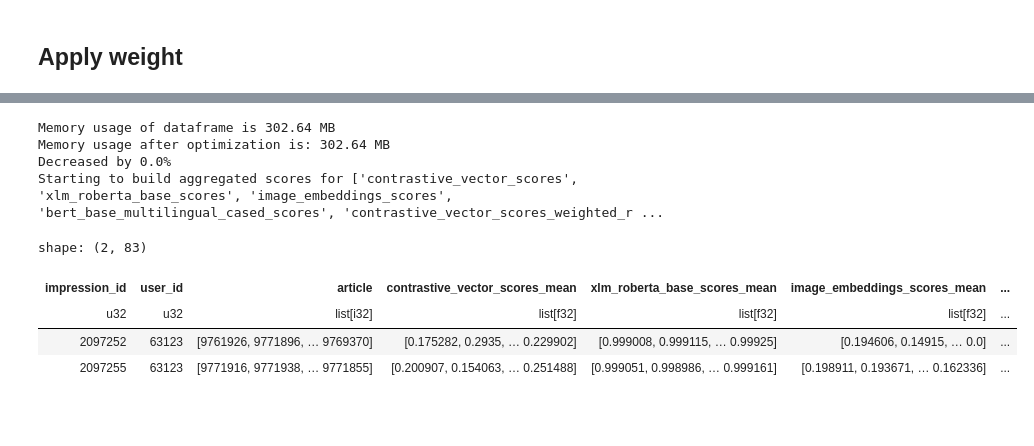
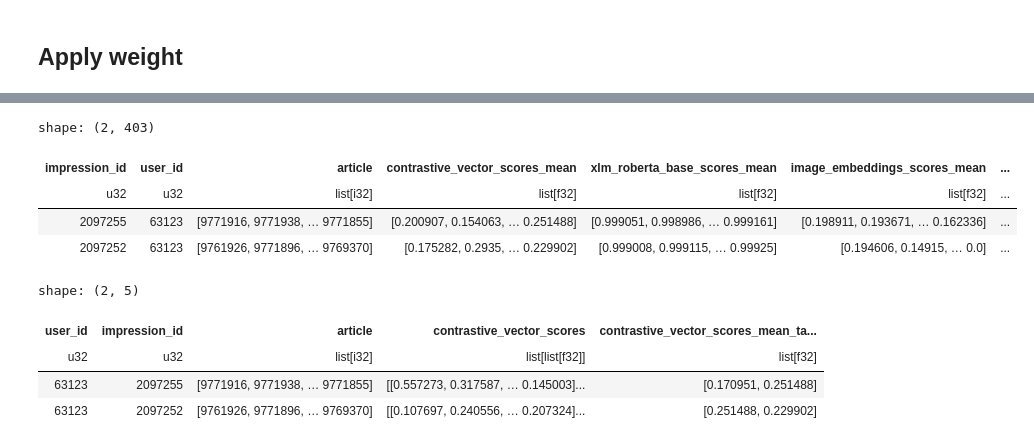
Before and after one commit to recsyspolimi/recsys-challenge-2024-ekstrabladet, a Jupyter notebook: notebooks/embedding/scores_embedding.ipynb, the cells around one changed output, grey strips where cells are left out. Cells and saved outputs as stored; diff of their text form; code cells hidden in the pictures; blank space fills up the shorter version.

Commit message:
lorenzo_embeddings_weightening

```diff
--- a/notebooks/embedding/scores_embedding.ipynb
+++ b/notebooks/embedding/scores_embedding.ipynb
@@ -270,6 +297,7 @@ history_all_w = history_w_articles.select('user_id', 'time_to_impression', 'impr
         (pl.col('scroll_percentage_fixed') - pl.col('scroll_percentage_fixed').min()).truediv(pl.col('scroll_percentage_fixed').max() - pl.col('scroll_percentage_fixed').min()).over('user_id').alias('scroll_percentage_fixed_mmnorm'),
         # time_to_impression
         pl.col('time_to_impression').dt.total_minutes().sqrt().alias('time_to_impression_minutes_sqrt'),
+        pl.lit(1).truediv(pl.col('time_to_impression').dt.total_minutes().sqrt() + 1).alias('time_to_impression_inverse_sqrt'),
     ).with_columns(
         pl.when(pl.col('read_time_fixed_article_len_ratio').is_infinite()).then(0.0).otherwise(pl.col('read_time_fixed_article_len_ratio')).alias('read_time_fixed_article_len_ratio')
     ).group_by('user_id').agg(pl.all())\
@@ -277,6 +305,9 @@ history_all_w = history_w_articles.select('user_id', 'time_to_impression', 'impr
         pl.col('read_time_fixed_article_len_ratio').list.eval(pl.element().truediv(pl.element().sum())).alias('read_time_fixed_article_len_ratio_l1_w'),
         pl.col('scroll_percentage_fixed_mmnorm').list.eval(pl.element().truediv(pl.element().sum())).alias('scroll_percentage_fixed_mmnorm_l1_w'),
         pl.col('time_to_impression_minutes_sqrt').list.eval(pl.element().truediv(pl.element().sum())).alias('time_to_impression_minutes_sqrt_l1_w'),
-    ).select('user_id', 'read_time_fixed_article_len_ratio_l1_w', 'scroll_percentage_fixed_mmnorm_l1_w', 'time_to_impression_minutes_sqrt_l1_w')
+        pl.col('time_to_impression_inverse_sqrt').list.eval(pl.element().truediv(pl.element().sum())).alias('time_to_impression_inverse_sqrt_l1_w'),
+    )
+l1_w_cols = [col for col in history_all_w.columns if col.endswith('_l1_w')]
+history_all_w = history_all_w.select('user_id', *l1_w_cols)
 history_all_w.head(1)
 # %% [output]
@@ -358,8 +397,9 @@ train_ds = behaviors_train[:1000].select('impression_id', 'user_id', pl.col('art
         pl.col('article').list.eval(pl.element().replace(article_emb_mapping['article_id'], article_emb_mapping['index'], default=None)).name.suffix('_index'),
     ).drop('impression_time_fixed', 'scroll_percentage_fixed', 'read_time_fixed')
 
-train_ds = build_emb_scores(train_ds, history_m, m_dict=norm_m_dict)
-train_ds_agg = build_agg_scores(train_ds, history_train)
+train_ds = build_emb_scores(train_ds, history_m, m_dict=norm_m_dict, last_k=[5, 10, 20])
+emb_names = [col for col in train_ds.columns if 'scores' in col]
+train_ds_agg = build_agg_scores(train_ds, emb_names)
 # agg_scores_col = [col for col in train_ds.columns if '_scores_' in col]
 # train_ds = train_ds.drop([f'{emb_name}_scores' for emb_name in list(norm_m_dict.keys())]).explode(['article'] + agg_scores_col)
 train_ds.head()
@@ -379,8 +419,8 @@ shape: (5, 7)
 # %% [markdown]
 ## Apply weight
 # %%
-x = train_ds.join(
+train_ds_w_base = train_ds.join(
     history_all_w, on='user_id', how='left'
 )
-x.head(2)
+train_ds_w_base.head(2)
 # %% [output]
@@ -390,8 +430,8 @@ shape: (2, 10)
 | 2097255 | 63123 | [9771916, 9771938, … 9771855] | [[0.557273, 0.317587, … 0.145003]... | [[0.999381, 0.998612, … 0.999212]... | [[0.618652, 0.237785, … 0.0], [0.... | ... |
 | 2097252 | 63123 | [9761926, 9771896, … 9769370] | [[0.107697, 0.240556, … 0.207324]... | [[0.998851, 0.998298, … 0.998933]... | [[0.339977, 0.162691, … 0.0], [0.... | ... |
 # %%
-l1_w_cols = [col for col in x.columns if col.endswith('_l1_w')]
-scores_cols = [col for col in x.columns if col.endswith('_scores')]
+l1_w_cols = [col for col in train_ds_w_base.columns if col.endswith('_l1_w')]
+scores_cols = [col for col in train_ds_w_base.columns if col.endswith('_scores')]
 train_ds_w = pl.concat([
     slice.explode(['article'] + scores_cols).with_columns(
         *[pl.lit(
@@ -399,7 +439,7 @@ train_ds_w = pl.concat([
         ).alias(f'{col_score}_weighted_{col_w}')
         for col_w in l1_w_cols for col_score in scores_cols]
     ).drop(l1_w_cols).group_by('impression_id', 'user_id').agg(pl.all())
-    for key, slice in tqdm(x.partition_by(by=['user_id'], as_dict=True).items(), total=x['user_id'].n_unique())
+    for key, slice in tqdm(train_ds_w_base.partition_by(by=['user_id'], as_dict=True).items(), total=train_ds_w_base['user_id'].n_unique())
 ])
 train_ds_w.head(2)
 # %% [output]
@@ -411,14 +451,22 @@ shape: (2, 19)
 # %%
-scores_col = [col for col in train_ds_w.columns if '_scores' in col]
-train_ds_w_aggs = build_agg_scores(train_ds_w).drop(scores_col)
+agg_cols = [col for col in train_ds_w.columns if '_scores' in col]
+train_ds_w_aggs = build_agg_scores(train_ds_w, agg_cols=agg_cols, last_k=[5, 10, 15]).drop(agg_cols)
 train_ds_w_aggs.head(2)
 # %% [output]
-Memory usage of dataframe is 302.64 MB
-Memory usage after optimization is: 302.64 MB
-Decreased by 0.0%
-Starting to build aggregated scores for ['contrastive_vector_scores', 'xlm_roberta_base_scores', 'image_embeddings_scores', 'bert_base_multilingual_cased_scores', 'contrastive_vector_scores_weighted_r ...
+shape: (2, 403)
-shape: (2, 83)
 | impression_id | user_id | article | contrastive_vector_scores_mean | xlm_roberta_base_scores_mean | image_embeddings_scores_mean | ... |
 | u32 | u32 | list[i32] | list[f32] | list[f32] | list[f32] | ... |
+| 2097255 | 63123 | [9771916, 9771938, … 9771855] | [0.200907, 0.154063, … 0.251488] | [0.999051, 0.998986, … 0.999161] | [0.198911, 0.193671, … 0.162336] | ... |
 | 2097252 | 63123 | [9761926, 9771896, … 9769370] | [0.175282, 0.2935, … 0.229902] | [0.999008, 0.999115, … 0.99925] | [0.194606, 0.14915, … 0.0] | ... |
-| 2097255 | 63123 | [9771916, 9771938, … 9771855] | [0.200907, 0.154063, … 0.251488] | [0.999051, 0.998986, … 0.999161] | [0.198911, 0.193671, … 0.162336] | ... |
+# %%
+train_ds_w.select('user_id', 'impression_id', 'article', 'contrastive_vector_scores').with_columns(
+    pl.col('contrastive_vector_scores').list.eval(
+        pl.element().list.tail(2).list.mean()
+        ).name.suffix('_mean_tail_2'),
+).head(2)
+# %% [output]
+shape: (2, 5)
+| user_id | impression_id | article | contrastive_vector_scores | contrastive_vector_scores_mean_ta... |
+| u32 | u32 | list[i32] | list[list[f32]] | list[f32] |
+| 63123 | 2097255 | [9771916, 9771938, … 9771855] | [[0.557273, 0.317587, … 0.145003]... | [0.170951, 0.251488] |
+| 63123 | 2097252 | [9761926, 9771896, … 9769370] | [[0.107697, 0.240556, … 0.207324]... | [0.251488, 0.229902] |
```
Also changed, not shown: parts of 14 cells of this notebook, 3 other files.
